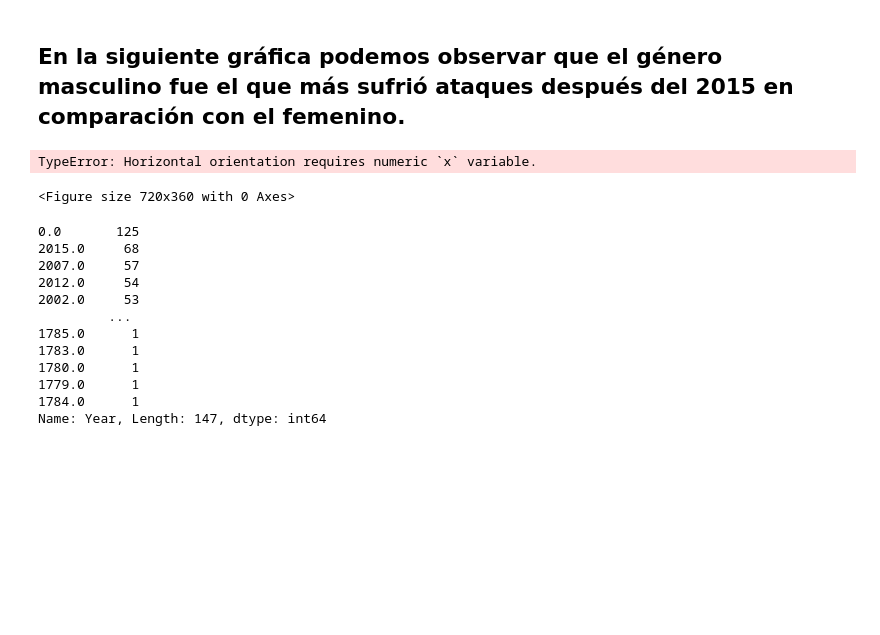
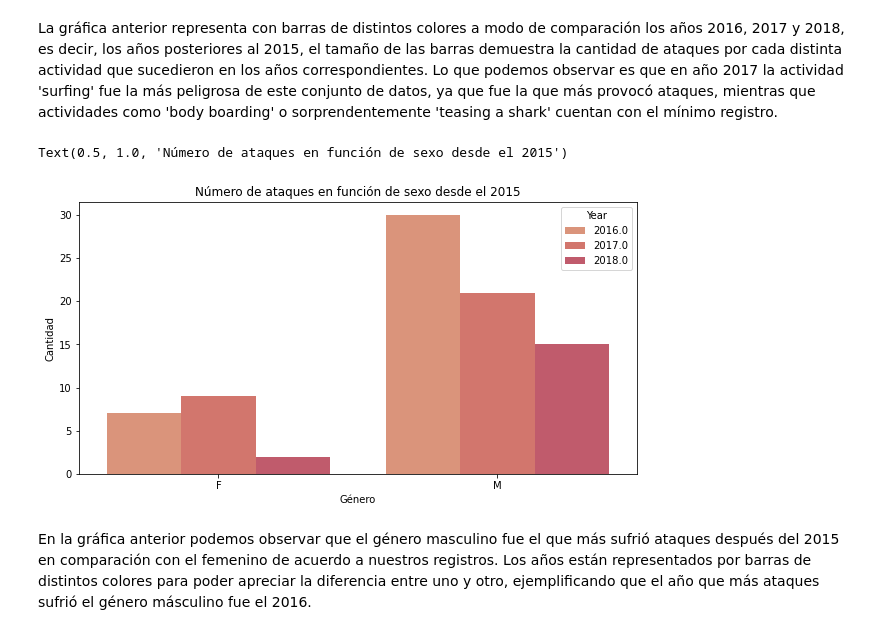
Before and after one commit to Adalab/DA-promo-b-modulo-2-sprint-1-Lara-Diana, a Jupyter notebook: Visualizacion/modulo-2-ejercicio-3-Seaborn.ipynb, the cells around one changed output. Cells and saved outputs as stored; diff of their text form; code cells hidden in the pictures; blank space fills up the shorter version.

```diff
--- a/Visualizacion/modulo-2-ejercicio-3-Seaborn.ipynb
+++ b/Visualizacion/modulo-2-ejercicio-3-Seaborn.ipynb
@@ -85,33 +44,20 @@ plt.xticks(rotation=60)
+# %% [markdown]
+ La gráfica anterior representa con barras de distintos colores a modo de comparación los años 2016, 2017 y 2018, es decir, los años posteriores al 2015, el tamaño de las barras demuestra la cantidad de ataques por cada distinta actividad que sucedieron en los años correspondientes. Lo que podemos observar es que en año 2017 la actividad 'surfing' fue la más peligrosa de este conjunto de datos, ya que fue la que más provocó ataques, mientras que actividades como 'body boarding' o sorprendentemente 'teasing a shark' cuentan con el mínimo registro.
+# %%
+#Usando la librería seaborn, crea una gráfica de barras que muestre el número de ataques que han
+# ocurrido cada año en función del sexo. Hacedlo solo desde el 2015.
+
+#barplot
+df_2015=df[df['Year']>2015]
+
+plt.figure(figsize =(10,5))
+fig = sns.countplot(x=df_2015['Sex'], hue = df_2015['Year'],palette=sns.color_palette("flare"))
+fig.set(xlabel='Género', ylabel = 'Cantidad')
+fig.set_title('Número de ataques en función de sexo desde el 2015')
+# %% [output]
+Text(0.5, 1.0, 'Número de ataques en función de sexo desde el 2015')
+[figure, added]
 # %% [markdown]
-## En la siguiente gráfica podemos observar que el género masculino fue el que más sufrió ataques después del 2015 en comparación con el femenino.
+En la gráfica anterior podemos observar que el género masculino fue el que más sufrió ataques después del 2015 en comparación con el femenino de acuerdo a nuestros registros. Los años están representados por barras de distintos colores para poder apreciar la diferencia entre uno y otro, ejemplificando que el año que más ataques sufrió el género másculino fue el 2016.
-# %%
-#Usando la librería seaborn, crea una gráfica de barras que muestre el número de ataques que han
-# ocurrido cada año en función del sexo. Hacedlo solo desde el 2015.
-
-#barplot
-
-plt.figure(figsize =(10,5))
-fig = sns.barplot(x='Sex', data = df[df['Year']>2015], hue = 'Sex')
-fig.set(xlabel='Género', ylabel = 'Cantidad')
-fig.set_title('Número de ataques en función de sexo desde el 2015')
-# %% [output]
-TypeError: Horizontal orientation requires numeric `x` variable.
-<Figure size 720x360 with 0 Axes>
-# %%
-year=df['Year'].value_counts()
-year
-# %% [output]
-0.0       125
-2015.0     68
-2007.0     57
-2012.0     54
-2002.0     53
-         ...
-1785.0      1
-1783.0      1
-1780.0      1
-1779.0      1
-1784.0      1
-Name: Year, Length: 147, dtype: int64
 # %%
 #¿Cuántos ataques hubo por año? Seleccionad solo desde el año 1500.
```
Also changed, not shown: parts of 19 cells of this notebook, 3 other files.
